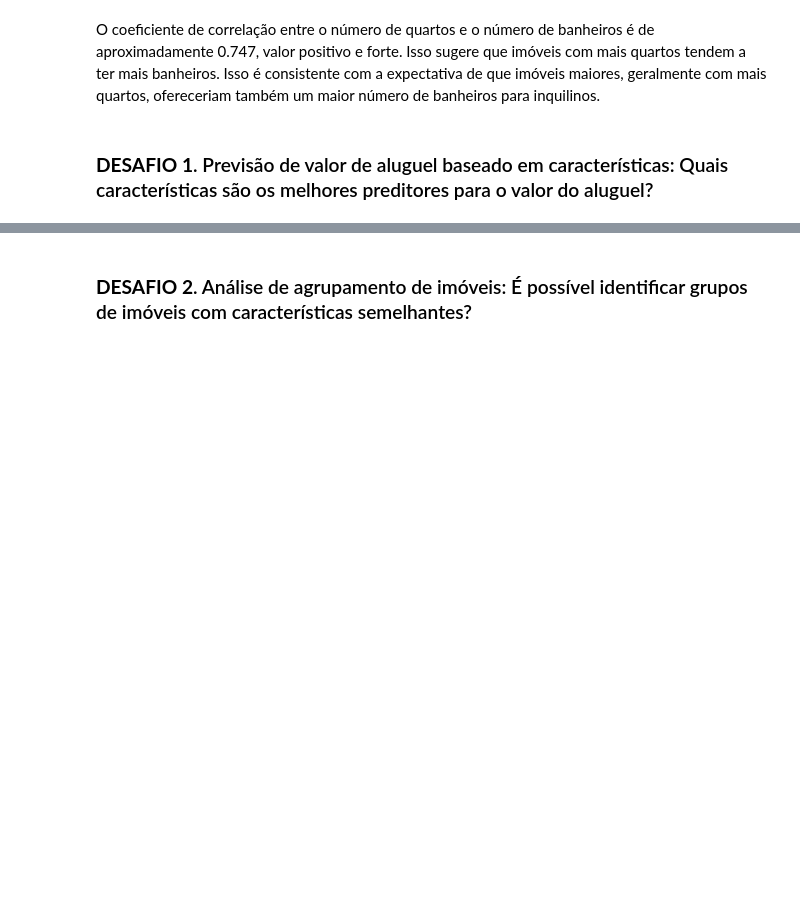
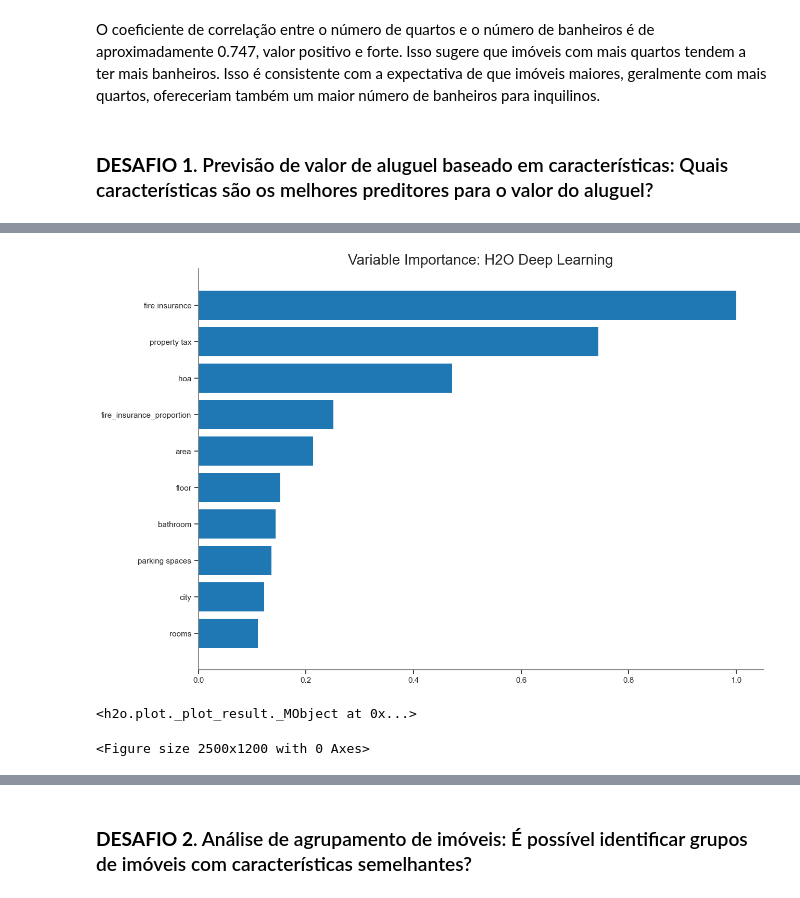
Before and after one commit to GuttoF/brazilian_house_for_rent, a Jupyter notebook: notebooks/notebook_1.ipynb, the cells around one changed output, grey strips where cells are left out. Cells and saved outputs as stored; diff of their text form; code cells hidden in the pictures; blank space fills up the shorter version.

```diff
--- a/notebooks/notebook_1.ipynb
+++ b/notebooks/notebook_1.ipynb
@@ -939,0 +1015,12 @@ O coeficiente de correlação entre o número de quartos e o número de banheiro
+# %%
+# Divisão de Treino e Teste, X e y
+df = h2o.H2OFrame(data)
+
+train, test = df.split_frame([0.8], seed = seed)
+print(f'Train: {train.nrows}\nTest: {test.nrows}')
+
+# Para as carater
+
+y = 'rent amount'
+ignore = ['total']
+x = list(set(train.names) - set(ignore))
@@ -939,0 +1031,12 @@ O coeficiente de correlação entre o número de quartos e o número de banheiro
+# %%
+aml = H2OAutoML(max_models = 30,
+                max_runtime_secs = 2000,
+                project_name = 'brazilian_houses_for_rent',
+                stopping_metric = 'RMSE',
+                sort_metric = 'RMSE',
+                seed = seed)
+
+aml.train(x = x, y = y, training_frame = train)
+
+lb = aml.leaderboard
+lb.head(rows = lb.nrows)
@@ -939,0 +1066,8 @@ O coeficiente de correlação entre o número de quartos e o número de banheiro
+# %%
+# Pegando o modelo
+model = h2o.get_model(lb[1, 'model_id'])
+model.varimp_plot()
+# %% [output]
+[figure, added]
+<h2o.plot._plot_result._MObject at 0x...>
+<Figure size 2500x1200 with 0 Axes>
```
Also changed, not shown: parts of 31 cells of this notebook, 16 other files.
